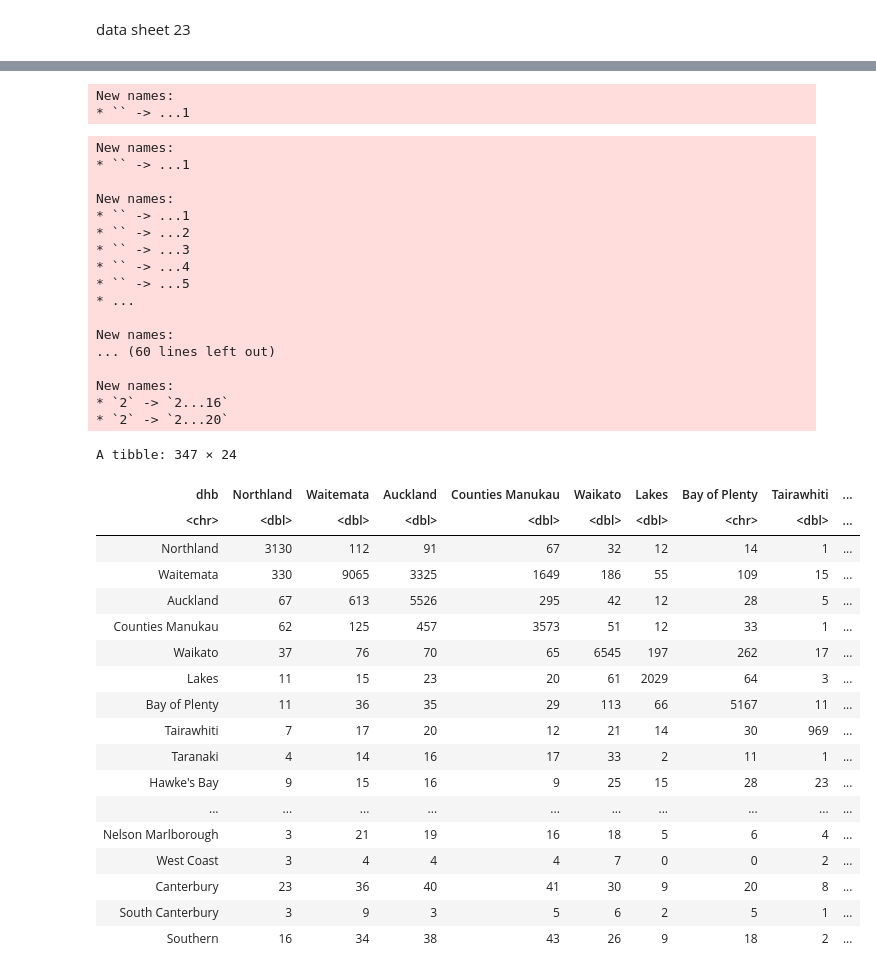
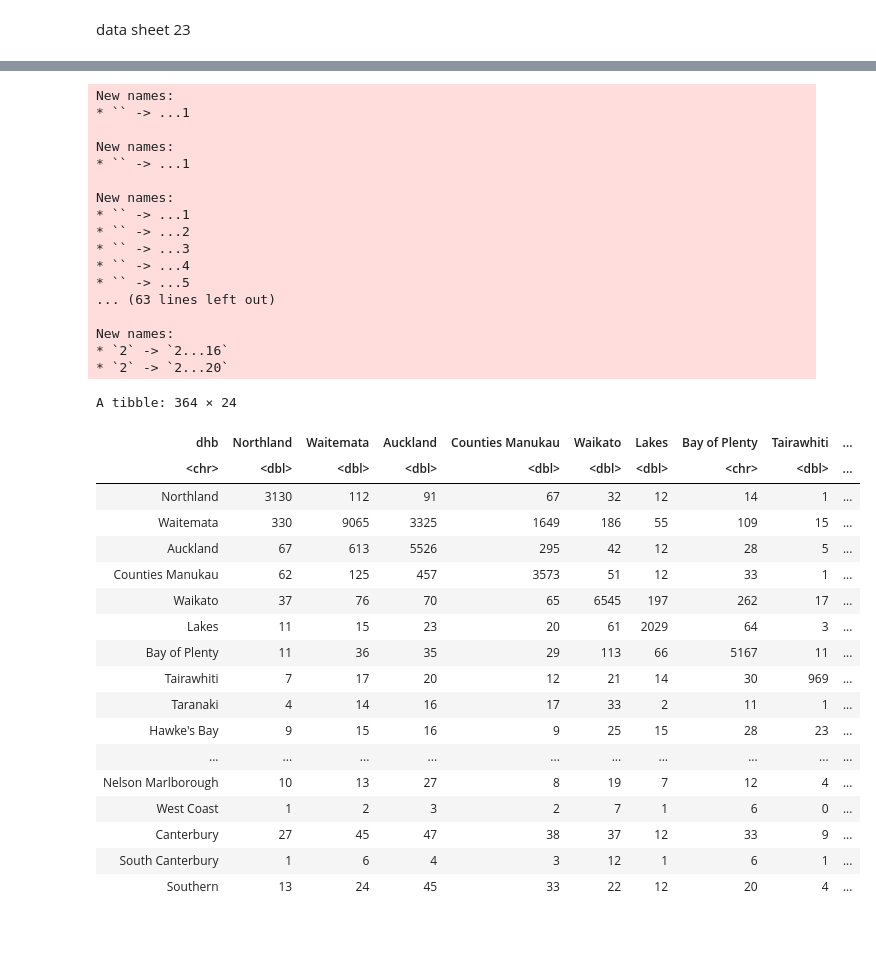
Before and after one commit to damiansastre/data201, a Jupyter notebook: project/project_damian.ipynb, the cells around one changed output, grey strips where cells are left out. Cells and saved outputs as stored; diff of their text form; code cells hidden in the pictures; blank space fills up the shorter version.

```diff
--- a/project/project_damian.ipynb
+++ b/project/project_damian.ipynb
@@ -529,14 +504,3 @@ get_all_year_client_team_type_df() %>% tail()
-# %%
-
-get_2010_dhb_data <- function(){
-    dhb_df <- 'mental_health2010.xls' %>% read_excel(sheet = "T10 Nos Rates 0910 DHB", range = 'A2:C24') %>% select(-Rate)
-    colnames(dhb_df)[1] <- 'dhb'
-    return(dhb_df)
-}
-df <- get_2010_dhb_data()
-# %% [output]
-New names:
-* `` -> ...1
 # %%
 normalize_2002_2008_column_names <- function(columns){
     columns <- str_replace_all(columns, "Capital & Coast", "Capital and Coast")
@@ -574,6 +538,18 @@ get_2002_to_2008_dhb_data <- function(file, sheet, range, year){
     return(dhb_df)
 }
 
+get_2010_dhb_data <- function(filename, sheet, range){
+    dhb_df <- filename %>% read_excel(sheet=sheet, range=range) %>% select(-Rate)
+    colnames(dhb_df)[1] <- 'dhb'
+    colnames(dhb_df)[2] <- 'amount'
+    dhb_df <- dhb_df %>% mutate(origin=dhb) %>%
+                         pivot_wider(names_from=origin, values_from=amount, values_fill=0) %>%
+                         mutate(year=2010)
+    colnames(dhb_df) <- normalize_2002_2008_column_names(colnames(dhb_df))
+    return(dhb_df)
+}
+
+
 get_2011_onwards_dhb_data <- function(file, sheet, header, range, year){
     header <- file %>% read_excel(sheet=sheet, range=header)
     dhb_df <- file %>% read_excel(sheet=sheet,range=range)
@@ -601,54 +577,54 @@ all_data_dhb <- get_2002_to_2008_dhb_data('mental_health2002.xls', "A20", 'A5:W2
                 rbind(get_2002_to_2008_dhb_data('mental_health2006.xls', "20A", 'A5:W26', 2006)) %>%
                 rbind(get_2002_to_2008_dhb_data('mental_health2007.xls', "20B", 'A5:W26', 2007)) %>%
                 rbind(get_2002_to_2008_dhb_data('mental_health2008.xls', "A20", 'A5:W26', 2008)) %>%
-                #rbind(get_2010_dhb_data())%>%
+                rbind(get_2010_dhb_data('mental_health2010.xls', "T10 Nos Rates 0910 DHB",'A2:C24'))%>%
                 rbind(get_2011_onwards_dhb_data('mental_health2011.xlsx', 'Table12', 'A4:V4', 'A5:v25', 2011)) %>%
                 rbind(get_2011_onwards_dhb_data('mental_health2012.xlsx', 'table12', 'A4:V4', 'A5:v25', 2012)) %>%
                 rbind(get_2011_onwards_dhb_data('mental_health2013.xlsx', 'table12', 'A4:V4', 'A5:v25', 2013)) %>%
-                rbind(get_2011_onwards_dhb_data('mental_health2014.xlsx', 'table12', 'A4:V4', 'A5:v25', 2014)) %>%
-                rbind(get_2011_onwards_dhb_data('mental_health2015.xlsx', 'table12', 'A4:V4', 'A5:v25', 2015)) %>%
-                rbind(get_2011_onwards_dhb_data('mental_health2016.xlsx', 'table12', 'A4:V4', 'A5:v25', 2016)) %>%
-                rbind(get_2011_onwards_dhb_data('mental_health2017.xlsx', 'table12', 'A4:V4', 'A5:v25', 2017)) %>%
-                rbind(get_2011_onwards_dhb_data('mental_health2018.xlsx', 'table12', 'A4:V4', 'A5:v25', 2018)) %>%
+                rbind(get_2011_onwards_dhb_data('mental_health2014.xlsx', 'table12', 'A4:V4', 'A5:v24', 2014)) %>%
+                rbind(get_2011_onwards_dhb_data('mental_health2015.xlsx', 'table12', 'A4:V4', 'A5:v24', 2015)) %>%
+                rbind(get_2011_onwards_dhb_data('mental_health2016.xlsx', 'table12', 'A4:V4', 'A5:v24', 2016)) %>%
+                rbind(get_2011_onwards_dhb_data('mental_health2017.xlsx', 'table12', 'A4:V4', 'A5:v24', 2017)) %>%
+                rbind(get_2011_onwards_dhb_data('mental_health2018.xlsx', 'table12', 'A4:V4', 'A5:v24', 2018)) %>%
                 rbind(get_2011_onwards_dhb_data('mental_health2019.xlsx', 'table12', 'A4:V4', 'A4:v25', 2019)) %>%
-                rbind(get_2011_onwards_dhb_data('mental_health2019.xlsx', 'table12', 'A4:V4', 'A4:v25', 2020))
+                rbind(get_2011_onwards_dhb_data('mental_health2020.xlsx', 'table12', 'A4:V4', 'A4:v25', 2020))
 
 
 all_data_dhb
 # %% [output]
+New names:
+* `` -> ...1
+
 New names:
 * `` -> ...1
 
 New names:
 * `` -> ...1
 * `` -> ...2
 * `` -> ...3
 * `` -> ...4
 * `` -> ...5
-* ...
-
-New names:
-... (60 lines left out)
+... (63 lines left out)
 
 New names:
 * `2` -> `2...16`
 * `2` -> `2...20`
-A tibble: 347 × 24
+A tibble: 364 × 24
 | dhb | Northland | Waitemata | Auckland | Counties Manukau | Waikato | Lakes | Bay of Plenty | Tairawhiti | ... |
 | <chr> | <dbl> | <dbl> | <dbl> | <dbl> | <dbl> | <dbl> | <chr> | <dbl> | ... |
 | Northland | 3130 | 112 | 91 | 67 | 32 | 12 | 14 | 1 | ... |
 | Waitemata | 330 | 9065 | 3325 | 1649 | 186 | 55 | 109 | 15 | ... |
 | Auckland | 67 | 613 | 5526 | 295 | 42 | 12 | 28 | 5 | ... |
 | Counties Manukau | 62 | 125 | 457 | 3573 | 51 | 12 | 33 | 1 | ... |
 | Waikato | 37 | 76 | 70 | 65 | 6545 | 197 | 262 | 17 | ... |
 | Lakes | 11 | 15 | 23 | 20 | 61 | 2029 | 64 | 3 | ... |
 | Bay of Plenty | 11 | 36 | 35 | 29 | 113 | 66 | 5167 | 11 | ... |
 | Tairawhiti | 7 | 17 | 20 | 12 | 21 | 14 | 30 | 969 | ... |
 | Taranaki | 4 | 14 | 16 | 17 | 33 | 2 | 11 | 1 | ... |
 | Hawke's Bay | 9 | 15 | 16 | 9 | 25 | 15 | 28 | 23 | ... |
 | ... | ... | ... | ... | ... | ... | ... | ... | ... | ... |
-| Nelson Marlborough | 3 | 21 | 19 | 16 | 18 | 5 | 6 | 4 | ... |
-| West Coast | 3 | 4 | 4 | 4 | 7 | 0 | 0 | 2 | ... |
-| Canterbury | 23 | 36 | 40 | 41 | 30 | 9 | 20 | 8 | ... |
-| South Canterbury | 3 | 9 | 3 | 5 | 6 | 2 | 5 | 1 | ... |
-| Southern | 16 | 34 | 38 | 43 | 26 | 9 | 18 | 2 | ... |
+| Nelson Marlborough | 10 | 13 | 27 | 8 | 19 | 7 | 12 | 4 | ... |
+| West Coast | 1 | 2 | 3 | 2 | 7 | 1 | 6 | 0 | ... |
+| Canterbury | 27 | 45 | 47 | 38 | 37 | 12 | 33 | 9 | ... |
+| South Canterbury | 1 | 6 | 4 | 3 | 12 | 1 | 6 | 1 | ... |
+| Southern | 13 | 24 | 45 | 33 | 22 | 12 | 20 | 4 | ... |
```
Also changed, not shown: parts of 6 cells of this notebook.
